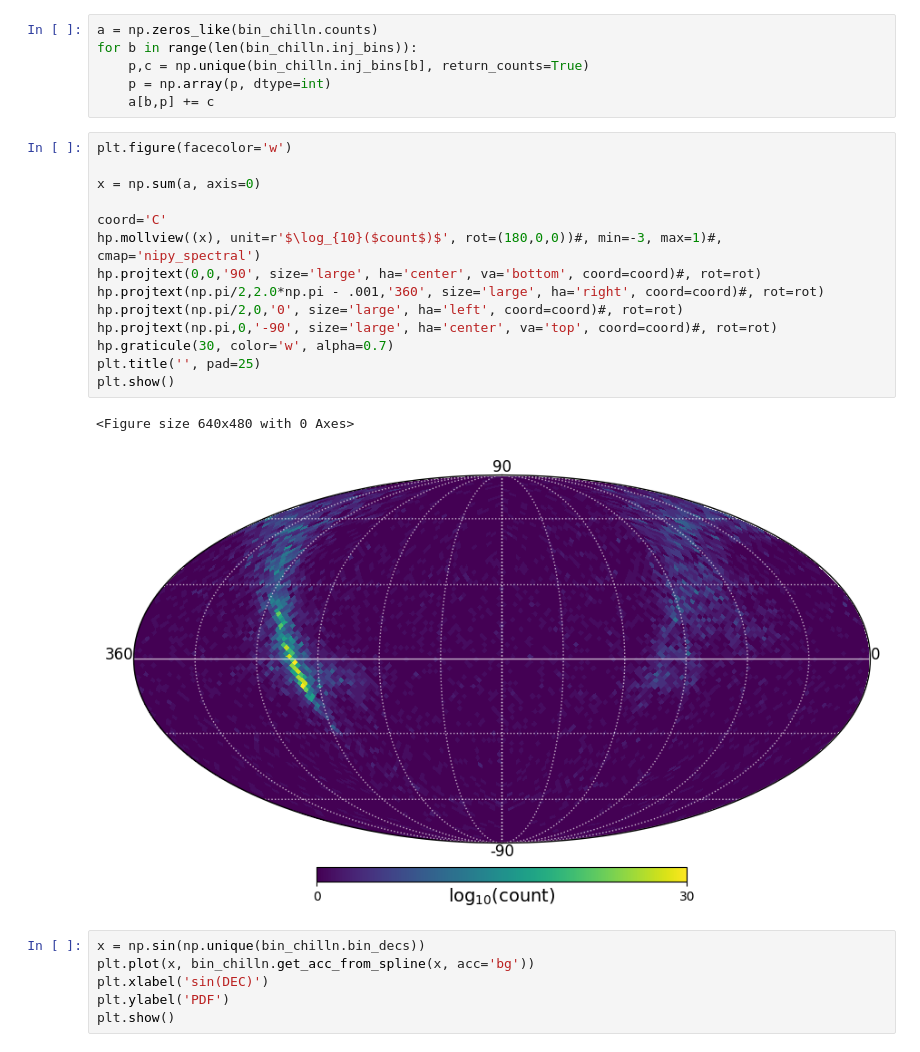
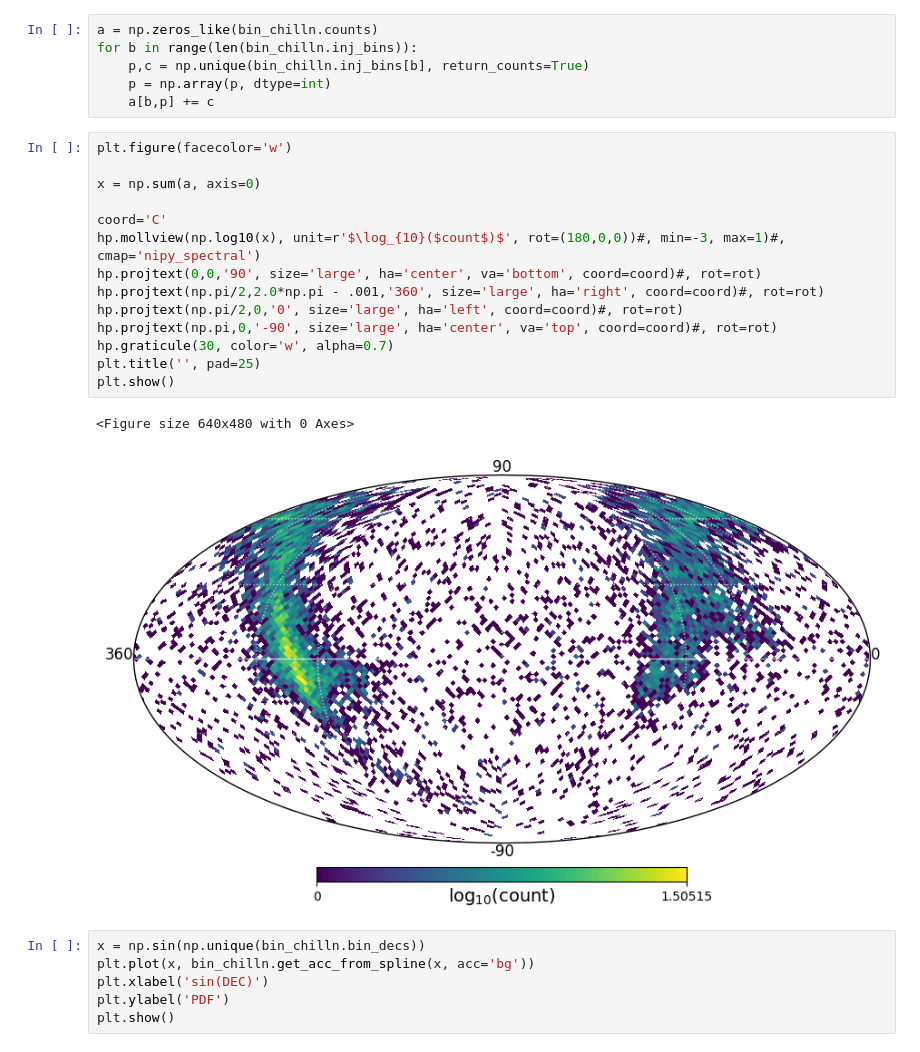
Before and after one commit to MACampana/BinnedTracks, a Jupyter notebook: NEW_BinnedAnalysis.ipynb, the cells around one changed output. Drawn from its saved outputs; the diff is of its cells as text.

```diff
--- a/NEW_BinnedAnalysis.ipynb
+++ b/NEW_BinnedAnalysis.ipynb
@@ -1919,20 +1980,20 @@ for b in range(len(bin_chilln.inj_bins)):
 # %%
 plt.figure(facecolor='w')
 
 x = np.sum(a, axis=0)
 
 coord='C'
-hp.mollview((x), unit=r'$\log_{10}($count$)$', rot=(180,0,0))#, min=-3, max=1)#, cmap='nipy_spectral')
+hp.mollview(np.log10(x), unit=r'$\log_{10}($count$)$', rot=(180,0,0))#, min=-3, max=1)#, cmap='nipy_spectral')
 hp.projtext(0,0,'90', size='large', ha='center', va='bottom', coord=coord)#, rot=rot)
 hp.projtext(np.pi/2,2.0*np.pi - .001,'360', size='large', ha='right', coord=coord)#, rot=rot)
 hp.projtext(np.pi/2,0,'0', size='large', ha='left', coord=coord)#, rot=rot)
 hp.projtext(np.pi,0,'-90', size='large', ha='center', va='top', coord=coord)#, rot=rot)
 hp.graticule(30, color='w', alpha=0.7)
 plt.title('', pad=25)
 plt.show()
 # %% [output]
 <Figure size 640x480 with 0 Axes>
-[figure, old version]
+[figure, new version]
 # %%
 x = np.sin(np.unique(bin_chilln.bin_decs))
 plt.plot(x, bin_chilln.get_acc_from_spline(x, acc='bg'))
```
Also changed, not shown: parts of 11 cells of this notebook.
